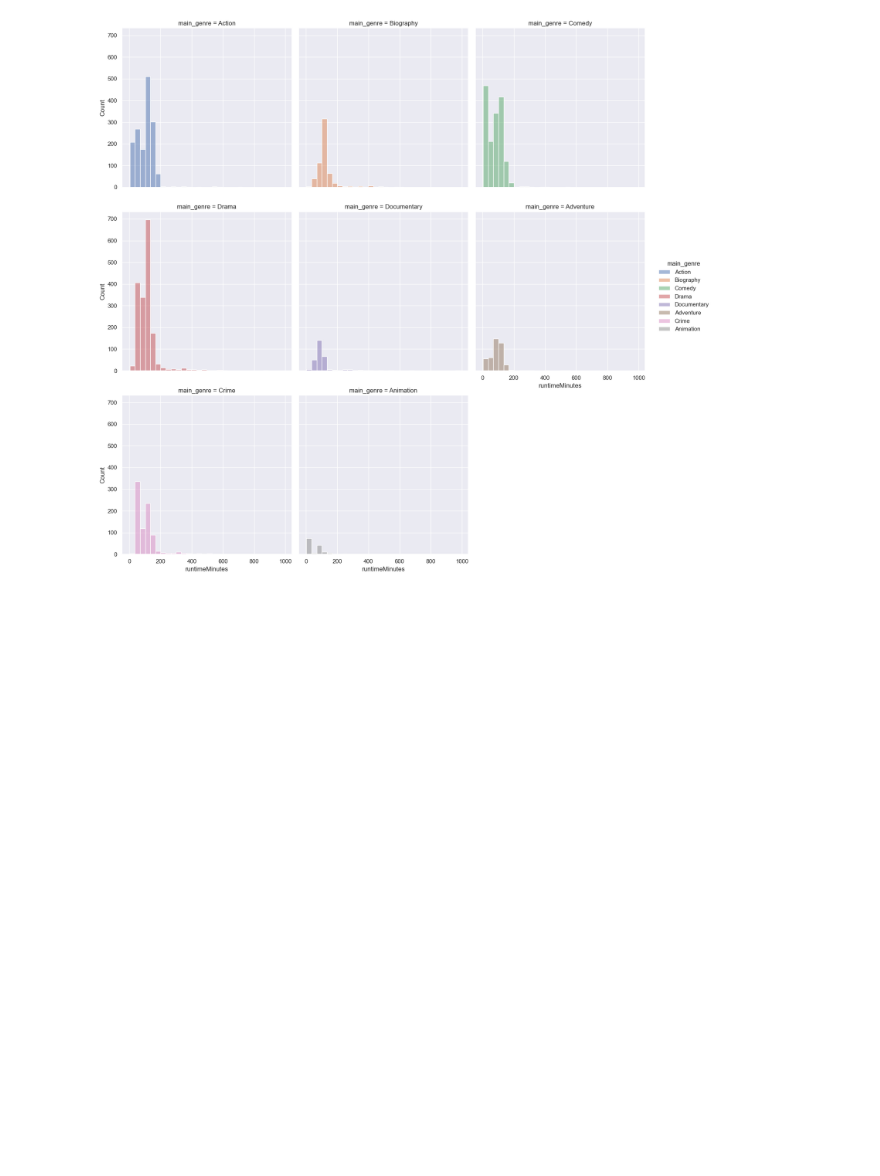
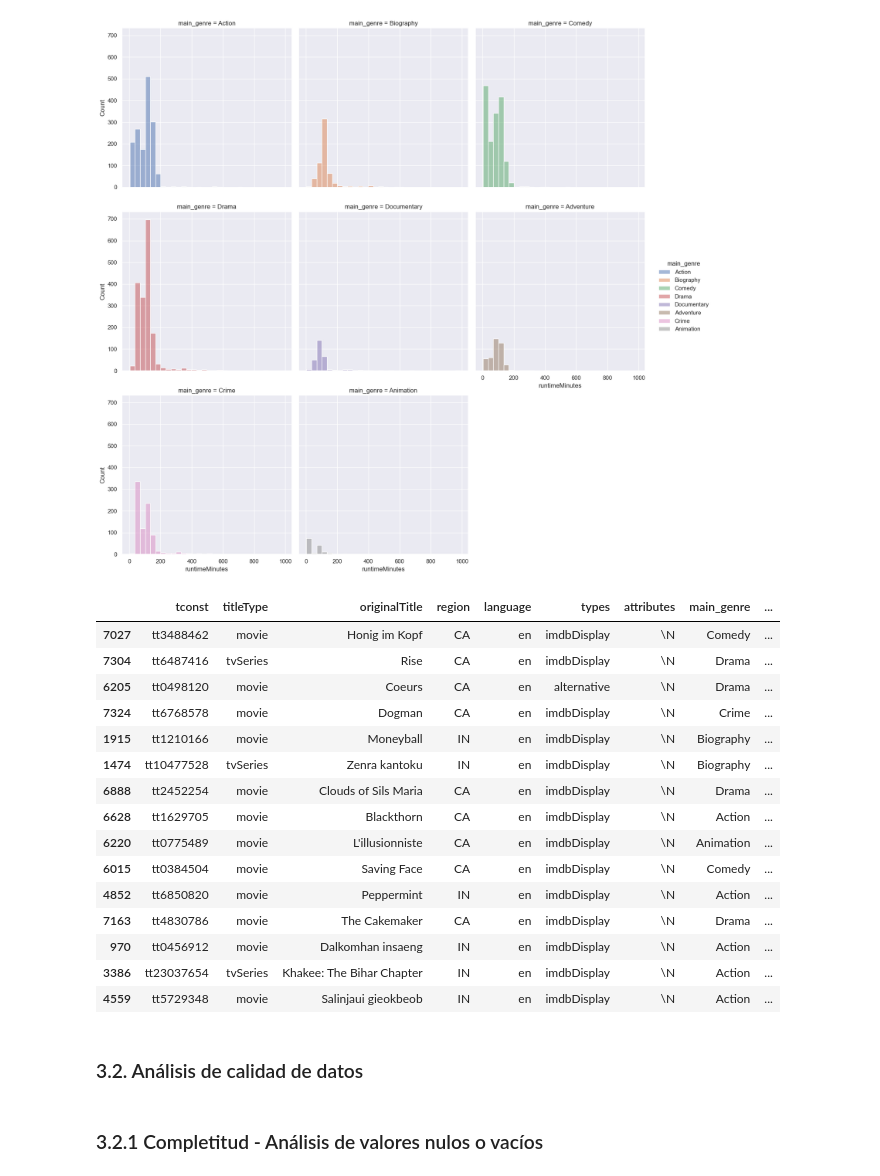
Before and after one commit to BI-Bernal-Diaz-Serrano/Lab1, a Jupyter notebook: main.ipynb, the cells around one changed output. Saved outputs shown, nothing was run; the diff lists cells and outputs as text; code cells hidden in the pictures; blank space fills up the shorter version.

```diff
--- a/main.ipynb
+++ b/main.ipynb
@@ -228,3 +228,30 @@ sns.displot(data=filtered_movies, x="runtimeMinutes", hue="main_genre", col="mai
 plt.show()
 # %% [output]
 [figure]
+# %%
+# Selecciona las columnas de tipo 'object'
+name_cols_object = df_movies.select_dtypes(include=['object']).columns
+
+# Consulta una muestra de 15 registros de esas columnas
+df_movies[name_cols_object].sample(15)
+# %% [output]
+|  | tconst | titleType | originalTitle | region | language | types | attributes | main_genre | ... |
+| 7027 | tt3488462 | movie | Honig im Kopf | CA | en | imdbDisplay | \N | Comedy | ... |
+| 7304 | tt6487416 | tvSeries | Rise | CA | en | imdbDisplay | \N | Drama | ... |
+| 6205 | tt0498120 | movie | Coeurs | CA | en | alternative | \N | Drama | ... |
+| 7324 | tt6768578 | movie | Dogman | CA | en | imdbDisplay | \N | Crime | ... |
+| 1915 | tt1210166 | movie | Moneyball | IN | en | imdbDisplay | \N | Biography | ... |
+| 1474 | tt10477528 | tvSeries | Zenra kantoku | IN | en | imdbDisplay | \N | Biography | ... |
+| 6888 | tt2452254 | movie | Clouds of Sils Maria | CA | en | imdbDisplay | \N | Drama | ... |
+| 6628 | tt1629705 | movie | Blackthorn | CA | en | imdbDisplay | \N | Action | ... |
+| 6220 | tt0775489 | movie | L'illusionniste | CA | en | imdbDisplay | \N | Animation | ... |
+| 6015 | tt0384504 | movie | Saving Face | CA | en | imdbDisplay | \N | Comedy | ... |
+| 4852 | tt6850820 | movie | Peppermint | IN | en | imdbDisplay | \N | Action | ... |
+| 7163 | tt4830786 | movie | The Cakemaker | CA | en | imdbDisplay | \N | Drama | ... |
+| 970 | tt0456912 | movie | Dalkomhan insaeng | IN | en | imdbDisplay | \N | Action | ... |
+| 3386 | tt23037654 | tvSeries | Khakee: The Bihar Chapter | IN | en | imdbDisplay | \N | Action | ... |
+| 4559 | tt5729348 | movie | Salinjaui gieokbeob | IN | en | imdbDisplay | \N | Action | ... |
+# %% [markdown]
+### 3.2. Análisis de calidad de datos
+# %% [markdown]
+### 3.2.1 Completitud - Análisis de valores nulos o vacíos
```
Also changed, not shown: parts of 32 cells of this notebook, 1 other file.
